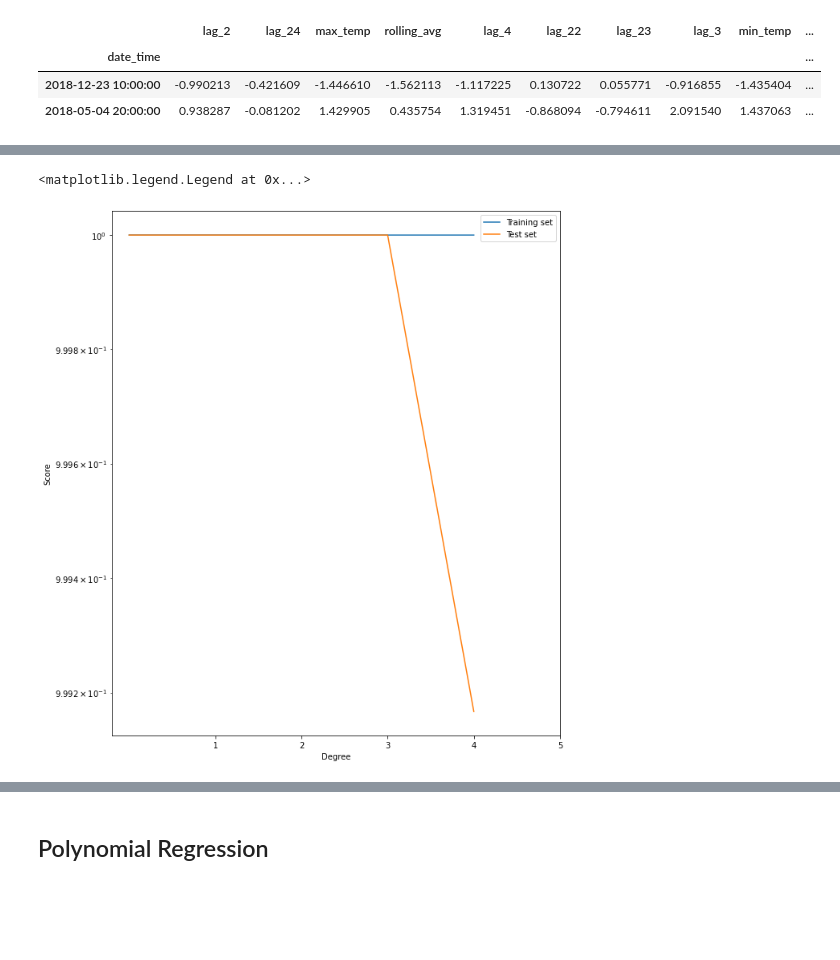
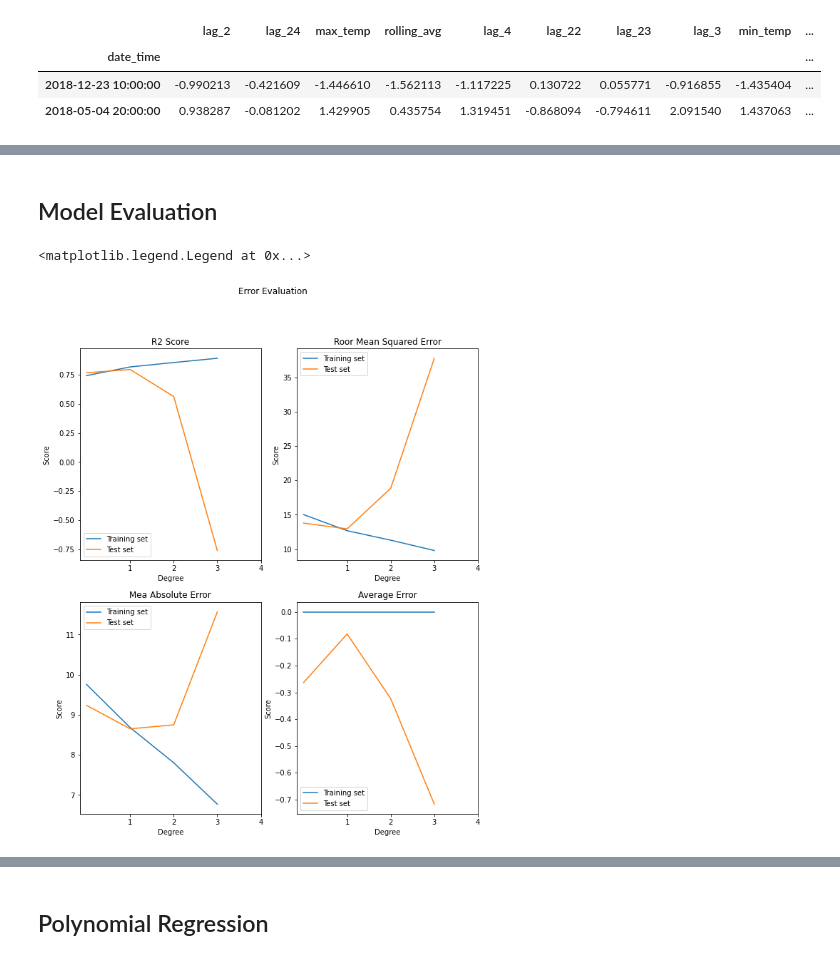
Before and after one commit to masbach/BananaCode, a Jupyter notebook: notebooks/temp_notebooks/Predicive_Marc.ipynb, the cells around one changed output, grey strips where cells are left out. Saved outputs shown, nothing was run; the diff lists cells and outputs as text; code cells hidden in the pictures; blank space fills up the shorter version.

```diff
--- a/notebooks/temp_notebooks/Predicive_Marc.ipynb
+++ b/notebooks/temp_notebooks/Predicive_Marc.ipynb
@@ -238,7 +239,7 @@ df_selected.head(2)
 | 2018-01-02 01:00:00 | 10.0 | 24.0 | 15.6 | 32.181818 | 11.0 | 3.0 | 12.0 | 4.0 | 15.6 | ... |
 [figure]
 # %%
-X = df_selected.copy()
+X = df_selected.drop(["demand"],axis=1).copy()
 y = df_selected.demand
 
 #split
@@ -306,28 +371,40 @@ def create_polynomial_regression_model(degree):
-# %%
-rsme_err_train = []
-rsme_err_cv = []
-r2_err_train  = []
-r2_err_cv = []
-deg = []
-degree = 6
-for i in range(1,degree,1):
-    result  =  create_polynomial_regression_model(i)
-#     print('--RSME Train Error---', result[0])
-#     print('--RSME Validation Error---', result[1])
-#     print('--R2 Train Error---', result[2])
-#     print('--R2 Validation Error---', result[3])
-    rsme_train = result[0]
-    rsme_val = result[1]
-    r2_train = result[2]
-    r2_val = result[3]
-    deg.append(i)
+# %% [markdown]
+## Model Evaluation
 # %%
+fig, axs = plt.subplots(nrows=2,ncols=2)
+fig.suptitle('Error Evaluation')
+
 #plot the R2 error
-plt.semilogy(range(degree-1), r2_train, range(degree-1), r2_val)
-plt.xlabel("Degree")
-plt.xticks(np.arange(1,degree))
-plt.ylabel("Score")
-plt.legend(['Training set', 'Test set'])
+axs[0,0].plot(range(degree-1), r2_err_train, range(degree-1), r2_err_test)
+axs[0,0].set_xlabel("Degree")
+axs[0,0].set_title("R2 Score")
+axs[0,0].set_xticks(np.arange(1,degree))
+axs[0,0].set_ylabel("Score")
+axs[0,0].legend(['Training set', 'Test set'])
+
+#plot the RSME error
+axs[0,1].plot(range(degree-1), rmse_err_train, range(degree-1), rmse_err_test)
+axs[0,1].set_xlabel("Degree")
+axs[0,1].set_title("Roor Mean Squared Error")
+axs[0,1].set_xticks(np.arange(1,degree))
+axs[0,1].set_ylabel("Score")
+axs[0,1].legend(['Training set', 'Test set'])
+
+#plot the MAE error
+axs[1,0].plot(range(degree-1), mae_err_train, range(degree-1), mae_err_test)
+axs[1,0].set_xlabel("Degree")
+axs[1,0].set_title("Mea Absolute Error")
+axs[1,0].set_xticks(np.arange(1,degree))
+axs[1,0].set_ylabel("Score")
+axs[1,0].legend(['Training set', 'Test set'])
+
+#plot the AE error
+axs[1,1].plot(range(degree-1), ae_err_train, range(degree-1), ae_err_test)
+axs[1,1].set_xlabel("Degree")
+axs[1,1].set_title("Average Error")
+axs[1,1].set_xticks(np.arange(1,degree))
+axs[1,1].set_ylabel("Score")
+axs[1,1].legend(['Training set', 'Test set'])
 # %% [output]
 <matplotlib.legend.Legend at 0x...>
-[figure, old version]
+[figure, new version]
```
Also changed, not shown: parts of 18 cells of this notebook.
